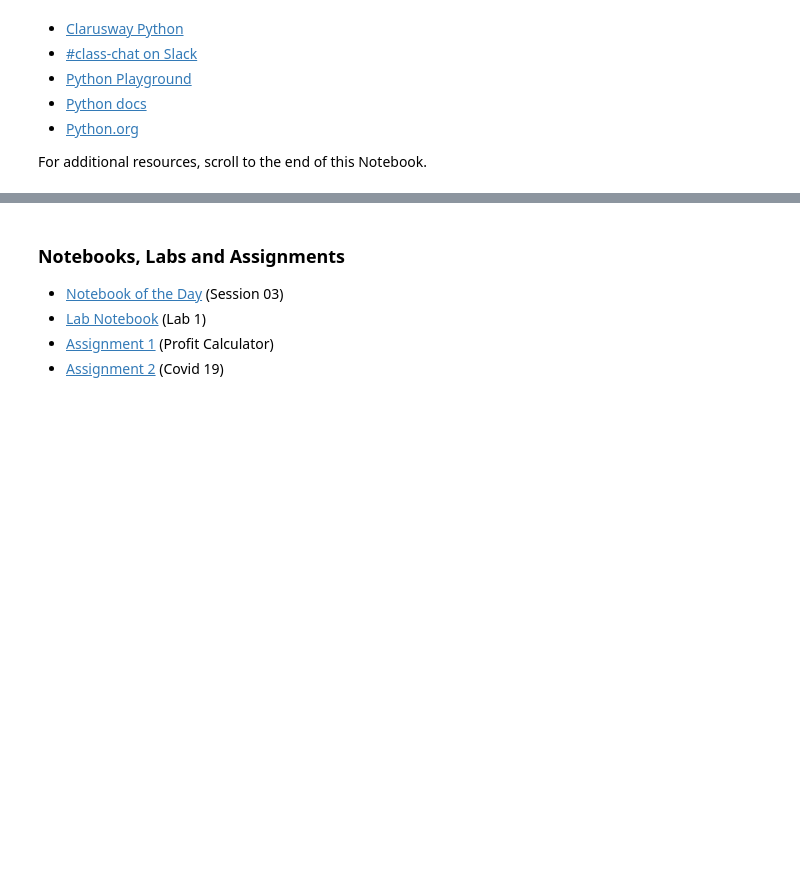
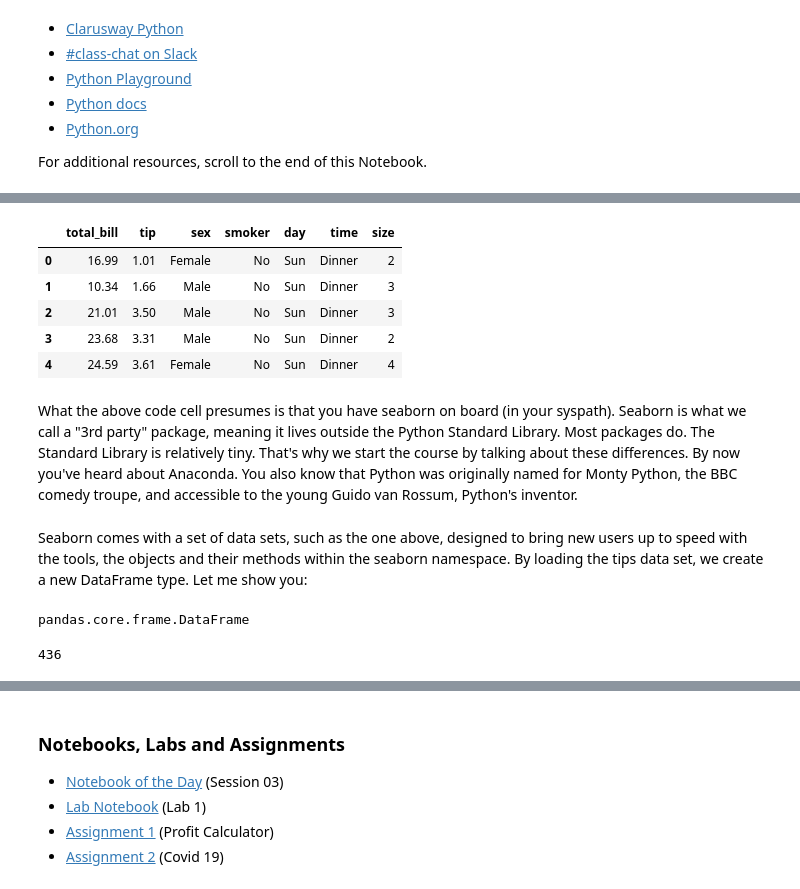
Before and after one commit to 4dsolutions/clarusway_data_analysis, a Jupyter notebook: basic_python/landing_page.ipynb, the cells around one changed output, grey strips where cells are left out. Cells and saved outputs as stored; diff of their text form; code cells hidden in the pictures; blank space fills up the shorter version.

```diff
--- a/basic_python/landing_page.ipynb
+++ b/basic_python/landing_page.ipynb
@@ -18,0 +27,24 @@ For additional resources, scroll to the end of this Notebook.
+# %%
+import seaborn as sns
+
+tips = sns.load_dataset('tips')
+tips.head()
+# %% [output]
+|  | total_bill | tip | sex | smoker | day | time | size |
+| 0 | 16.99 | 1.01 | Female | No | Sun | Dinner | 2 |
+| 1 | 10.34 | 1.66 | Male | No | Sun | Dinner | 3 |
+| 2 | 21.01 | 3.50 | Male | No | Sun | Dinner | 3 |
+| 3 | 23.68 | 3.31 | Male | No | Sun | Dinner | 2 |
+| 4 | 24.59 | 3.61 | Female | No | Sun | Dinner | 4 |
+# %% [markdown]
+What the above code cell presumes is that you have seaborn on board (in your syspath). Seaborn is what we call a "3rd party" package, meaning it lives outside the Python Standard Library. Most packages do. The Standard Library is relatively tiny. That's why we start the course by talking about these differences. By now you've heard about Anaconda.  You also know that Python was originally named for Monty Python, the BBC comedy troupe, and accessible to the young Guido van Rossum, Python's inventor.
+# %% [markdown]
+Seaborn comes with a set of data sets, such as the one above, designed to bring new users up to speed with the tools, the objects and their methods within the seaborn namespace. By loading the tips data set, we create a new DataFrame type. Let me show you:
+# %%
+type(tips)
+# %% [output]
+pandas.core.frame.DataFrame
+# %%
+len(dir(tips))
+# %% [output]
+436
```
Also changed, not shown: parts of 11 cells of this notebook.
